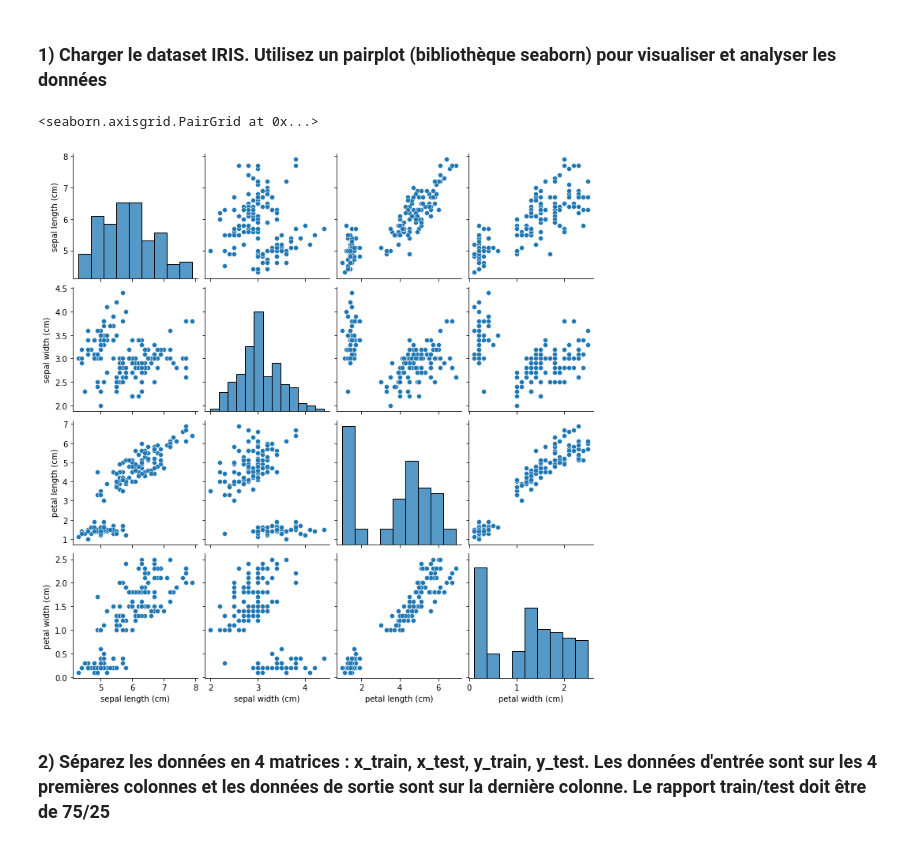
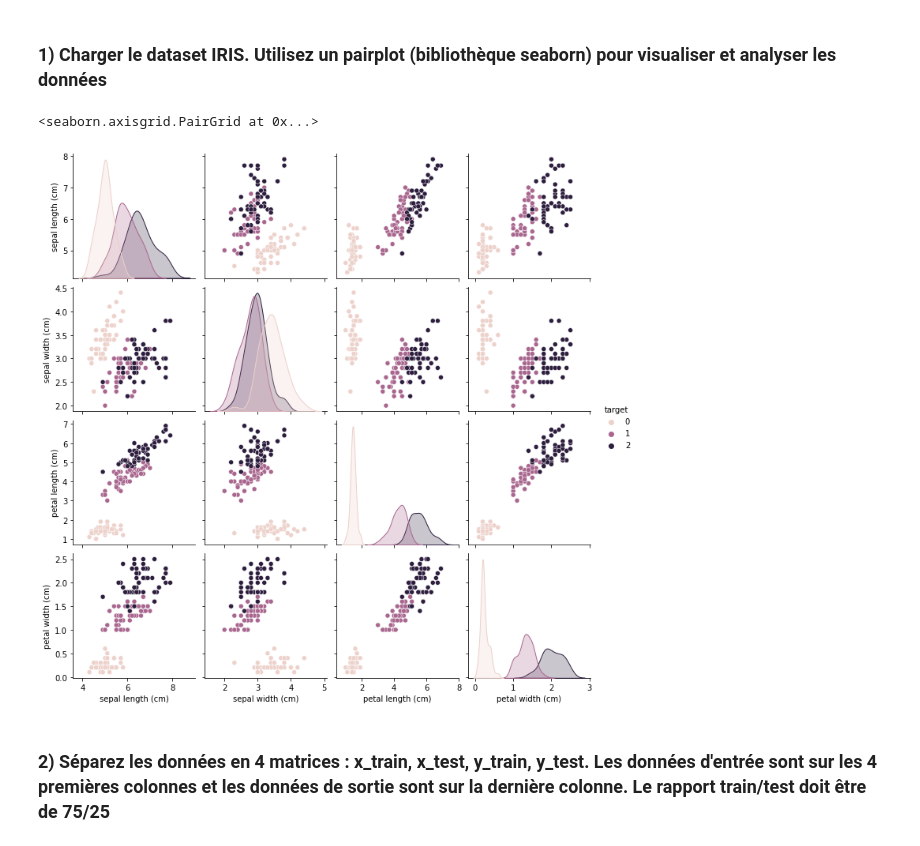
Before and after one commit to alexiscampan/DeepLearning, a Jupyter notebook: TD1/Exercice_2/TD1_exo2.ipynb, the cells around one changed output. Cells and saved outputs as stored; diff of their text form; code cells hidden in the pictures.

Commit message:
plot couleur

```diff
--- a/TD1/Exercice_2/TD1_exo2.ipynb
+++ b/TD1/Exercice_2/TD1_exo2.ipynb
@@ -11,12 +12,16 @@ from sklearn import datasets
 iris = datasets.load_iris()
 X = iris.data
 Y = iris.target
+# %%
+# X AND Y
+complete = pd.DataFrame(iris.data, columns = iris.feature_names)
+complete["target"] = Y
 # %%
 # pairplot on iris dataframe
-sns.pairplot(pd.DataFrame(X, columns=iris.feature_names))
+sns.pairplot(complete, hue="target" )
 # %% [output]
 <seaborn.axisgrid.PairGrid at 0x...>
-[figure, old version]
+[figure, new version]
 # %% [markdown]
 ### 2) Séparez les données en 4 matrices : x_train, x_test, y_train, y_test. Les données d'entrée sont sur les 4 premières colonnes et les données de sortie sont sur la dernière colonne. Le rapport train/test doit être de 75/25
 # %%
```
Also changed, not shown: parts of 4 cells of this notebook.
